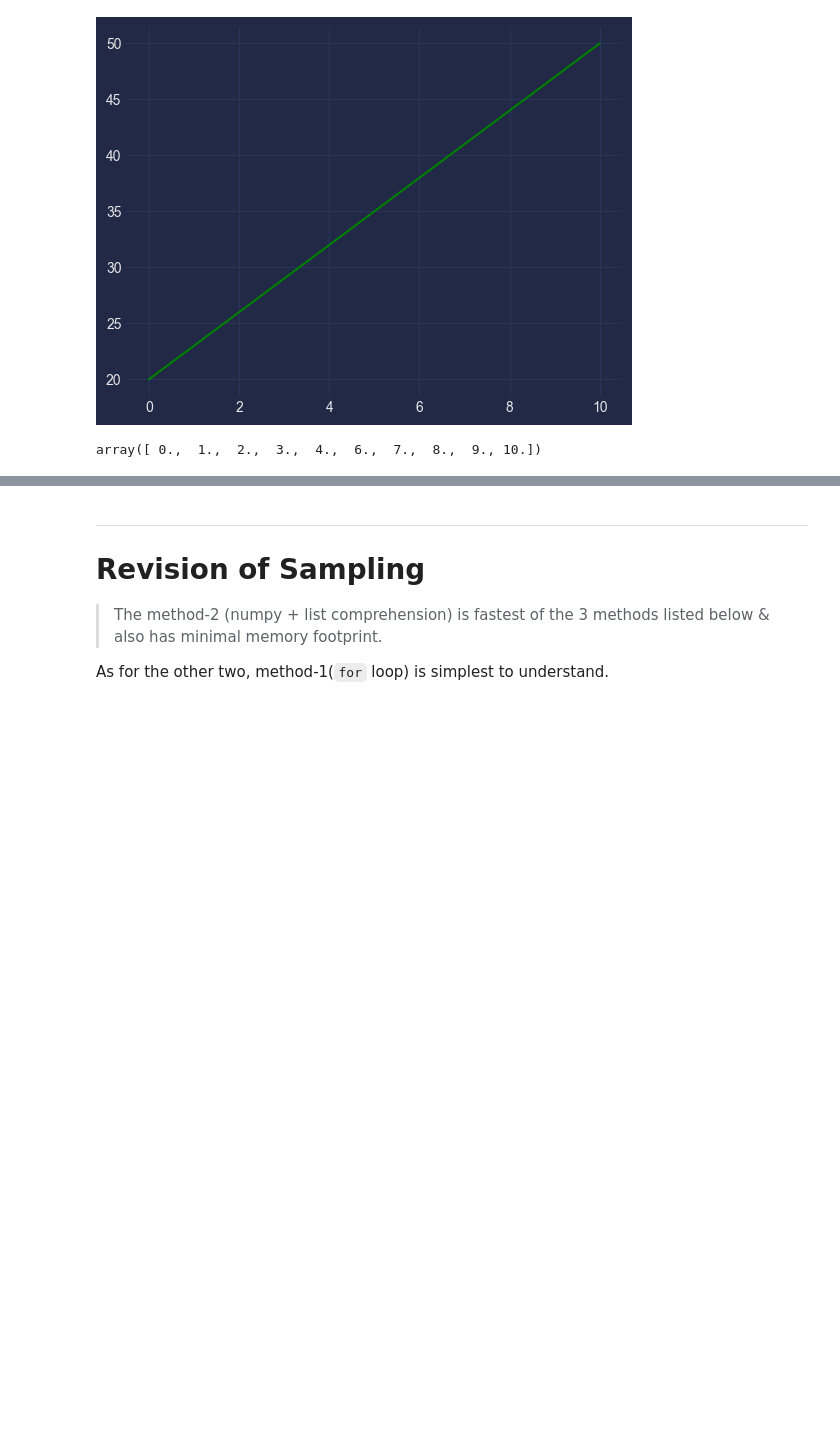
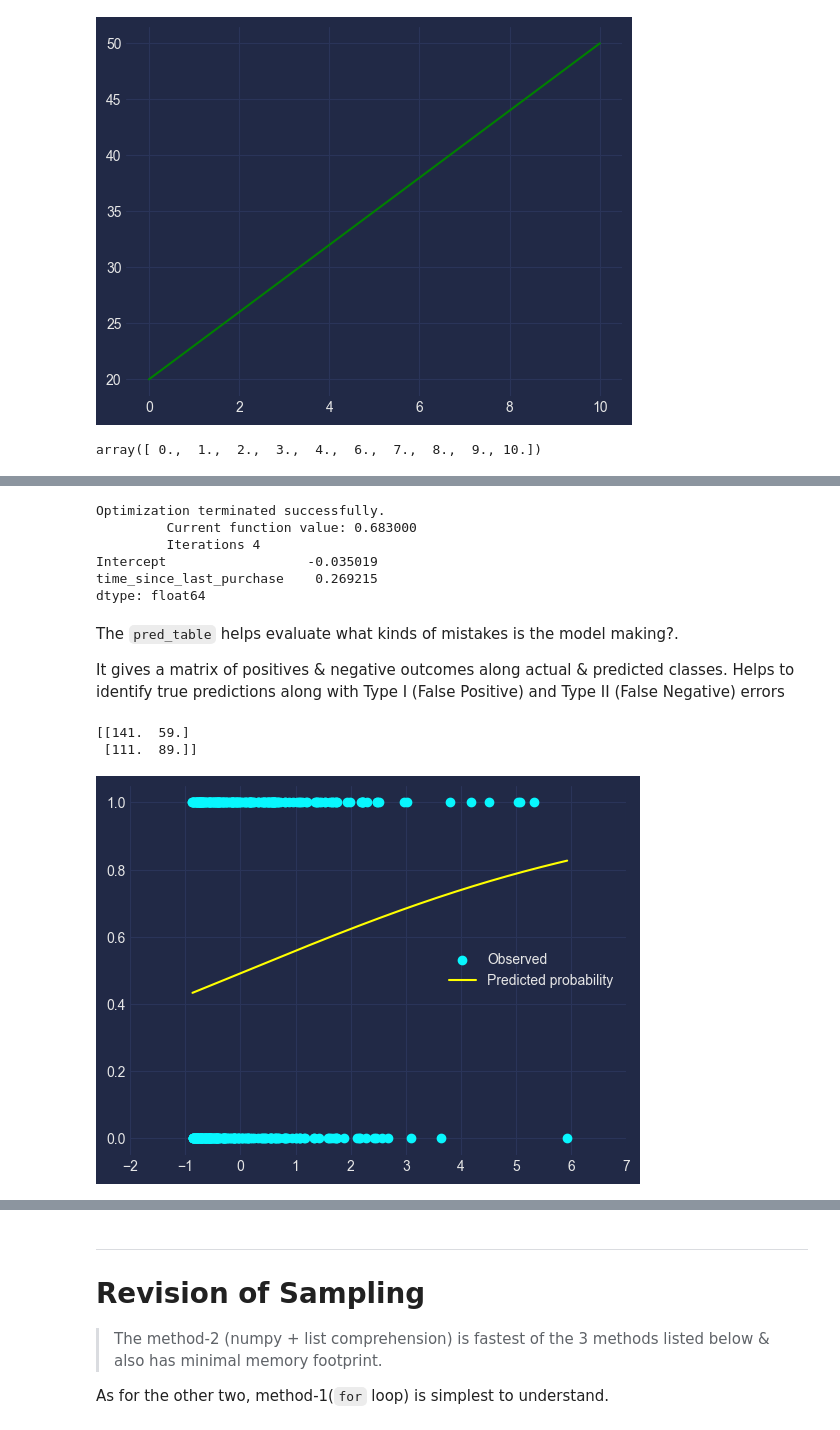
Before and after one commit to abhijeet-bhambere/python-ml-trail, a Jupyter notebook: ml_revision_1.ipynb, the cells around one changed output, grey strips where cells are left out. Drawn from its saved outputs; the diff is of its cells as text; code cells hidden in the pictures; blank space fills up the shorter version.

```diff
--- a/ml_revision_1.ipynb
+++ b/ml_revision_1.ipynb
@@ -359,0 +386,4 @@ array([ 0.,  1.,  2.,  3.,  4.,  6.,  7.,  8.,  9., 10.])
+# %%
+churndf = pd.read_csv('./datasets/churn.csv')
+print(churndf.iloc[198:203])
+churndf.dtypes
@@ -359,0 +401,38 @@ array([ 0.,  1.,  2.,  3.,  4.,  6.,  7.,  8.,  9., 10.])
+# %%
+from statsmodels.formula.api import logit
+churnmodel = logit("has_churned ~ time_since_last_purchase",data=churndf).fit()
+
+print(churnmodel.params)
+
+intercept1, slope1 = churnmodel.params
+# %% [output]
+Optimization terminated successfully.
+         Current function value: 0.683000
+         Iterations 4
+Intercept                  -0.035019
+time_since_last_purchase    0.269215
+dtype: float64
+# %% [markdown]
+The `pred_table` helps evaluate what kinds of mistakes is the model making?.
+
+It gives a matrix of positives & negative outcomes along actual & predicted classes. Helps to identify true predictions along with Type I (False Positive) and Type II (False Negative) errors
+# %%
+print(churnmodel.pred_table())
+# %% [output]
+[[141.  59.]
+ [111.  89.]]
+# %%
+# creating a sample space
+x= np.linspace(churndf['time_since_last_purchase'].min(), churndf['time_since_last_purchase'].max(),200)
+pred_df = pd.DataFrame({"time_since_last_purchase":x})
+
+# making predictions based on model
+pred_df["prob"] = churnmodel.predict(pred_df)
+# %%
+plt.scatter(churndf['time_since_last_purchase'], churndf['has_churned'], label='Observed')
+plt.plot(pred_df['time_since_last_purchase'], pred_df['prob'], label='Predicted probability', color='yellow')
+plt.xlim(-2,7)
+plt.legend()
+plt.show()
+# %% [output]
+[figure, added]
```
Also changed, not shown: parts of 36 cells of this notebook.
